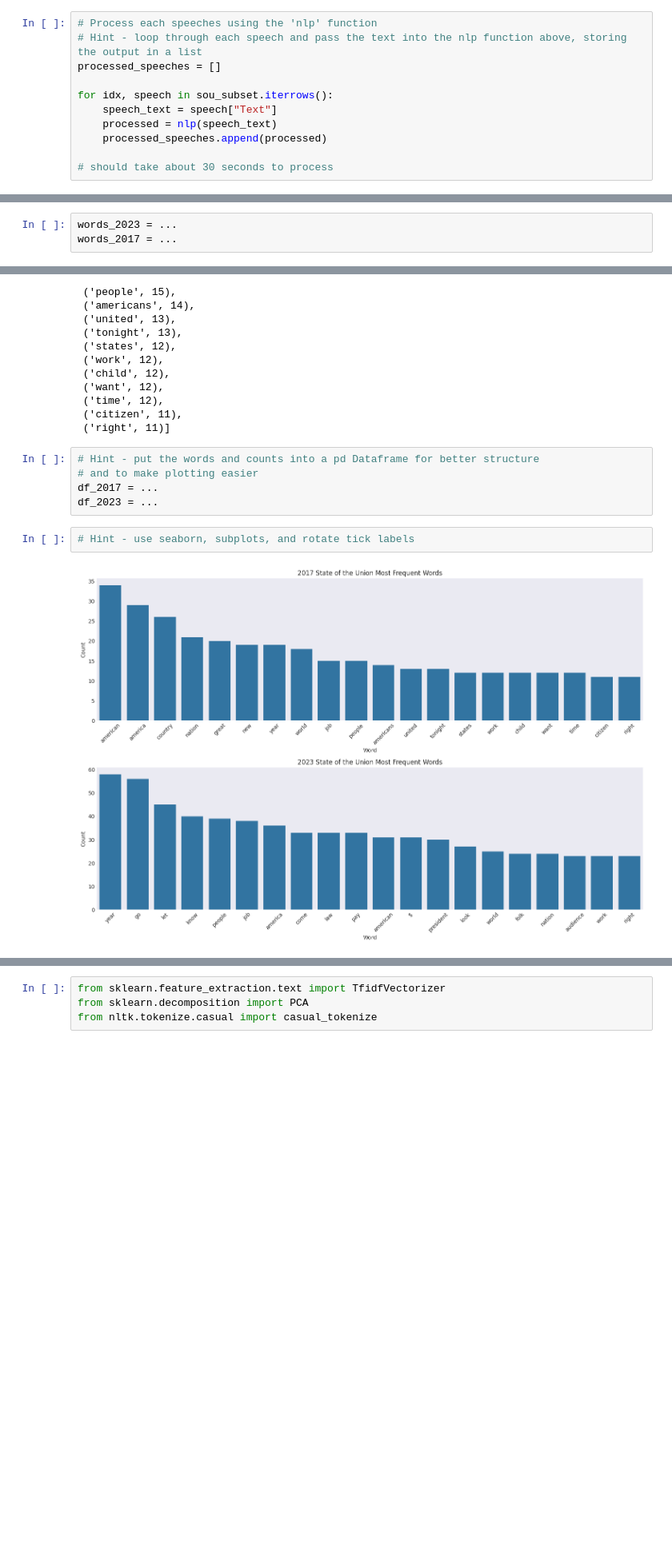
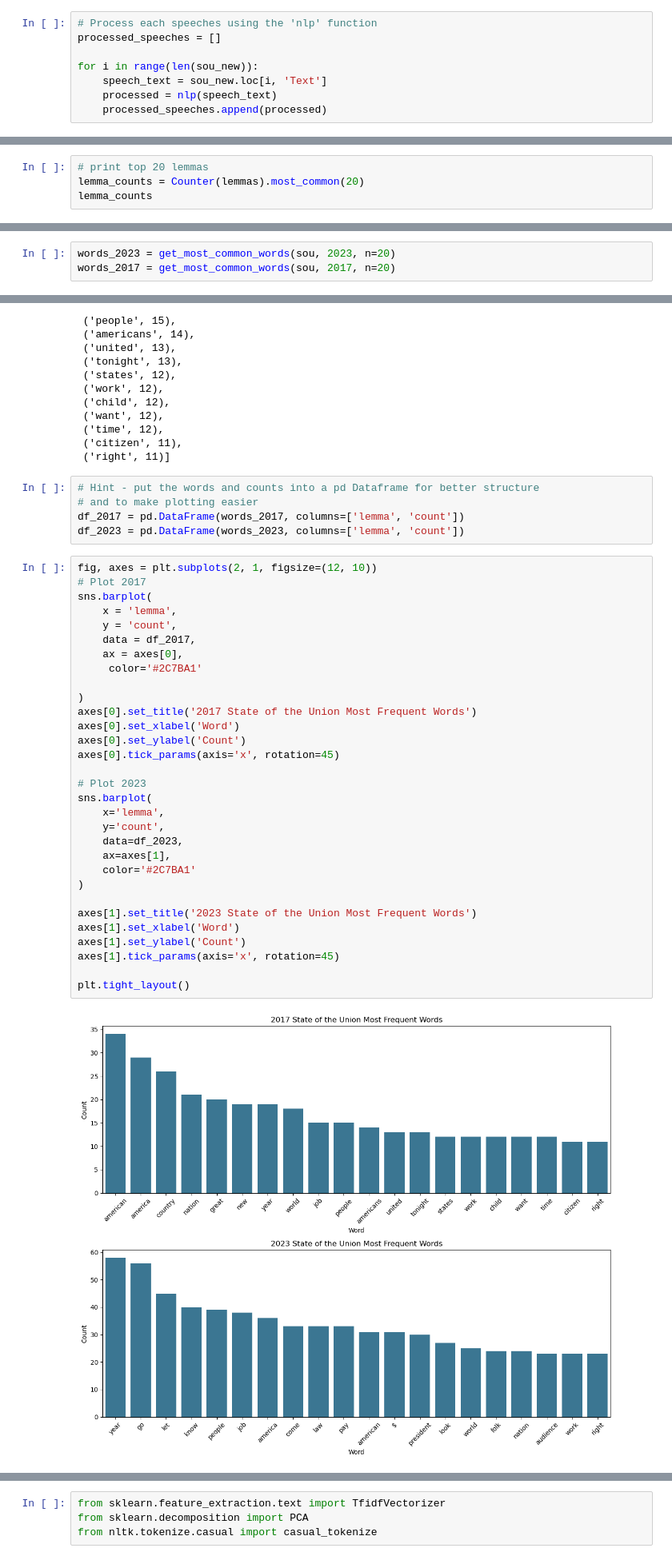
Before and after one commit to UCB-stat-159-f25/proj02-group7, a Jupyter notebook: nlp-P02.ipynb, the cells around one changed output, grey strips where cells are left out. Shown: that part at 80% size. Drawn from its saved outputs; the diff is of its cells as text; blank space fills up the shorter version.

```diff
--- a/nlp-P02.ipynb
+++ b/nlp-P02.ipynb
@@ -87,14 +129,11 @@ Name: Text, Length: 246, dtype: object
 # %%
 # Process each speeches using the 'nlp' function
-# Hint - loop through each speech and pass the text into the nlp function above, storing the output in a list
 processed_speeches = []
 
-for idx, speech in sou_subset.iterrows():
-    speech_text = speech["Text"]
+for i in range(len(sou_new)):
+    speech_text = sou_new.loc[i, 'Text']
     processed = nlp(speech_text)
     processed_speeches.append(processed)
-
-# should take about 30 seconds to process
 # %% [markdown]
 ### Analyze Tokens vs Lemmas
 
@@ -127,3 +166,7 @@ for token in tokens:
     for token in word:
         lemma=token.lemma_
         lemmas.append(lemma.lower())
+# %%
+# print top 20 lemmas
+lemma_counts = Counter(lemmas).most_common(20)
+lemma_counts
@@ -184,8 +282,8 @@ def get_most_common_words(df, year, n=25):
 
 Run your function from the previous step to get the top 20 words for 2017 and 2023. Plot the words and their frequencies in a barchart and replicate the figure below.
 # %%
-words_2023 = ...
-words_2017 = ...
+words_2023 = get_most_common_words(sou, 2023, n=20)
+words_2017 = get_most_common_words(sou, 2017, n=20)
 # %%
 words_2023
 # %% [output]
@@ -235,12 +333,41 @@ words_2017
 # %%
 # Hint - put the words and counts into a pd Dataframe for better structure
 # and to make plotting easier
-df_2017 = ...
-df_2023 = ...
+df_2017 = pd.DataFrame(words_2017, columns=['lemma', 'count'])
+df_2023 = pd.DataFrame(words_2023, columns=['lemma', 'count'])
 # %%
-# Hint - use seaborn, subplots, and rotate tick labels
+fig, axes = plt.subplots(2, 1, figsize=(12, 10))
+# Plot 2017
+sns.barplot(
+    x = 'lemma',
+    y = 'count',
+    data = df_2017,
+    ax = axes[0],
+     color='#2C7BA1'
+
+)
+axes[0].set_title('2017 State of the Union Most Frequent Words')
+axes[0].set_xlabel('Word')
+axes[0].set_ylabel('Count')
+axes[0].tick_params(axis='x', rotation=45)
+
+# Plot 2023
+sns.barplot(
+    x='lemma',
+    y='count',
+    data=df_2023,
+    ax=axes[1],
+    color='#2C7BA1'
+)
+
+axes[1].set_title('2023 State of the Union Most Frequent Words')
+axes[1].set_xlabel('Word')
+axes[1].set_ylabel('Count')
+axes[1].tick_params(axis='x', rotation=45)
+
+plt.tight_layout()
 # %% [output]
-[figure, old version]
+[figure, new version]
 # %% [markdown]
 ### TF-IDF Vectorization
 
```
Also changed, not shown: parts of 9 cells of this notebook, 1 other file.
